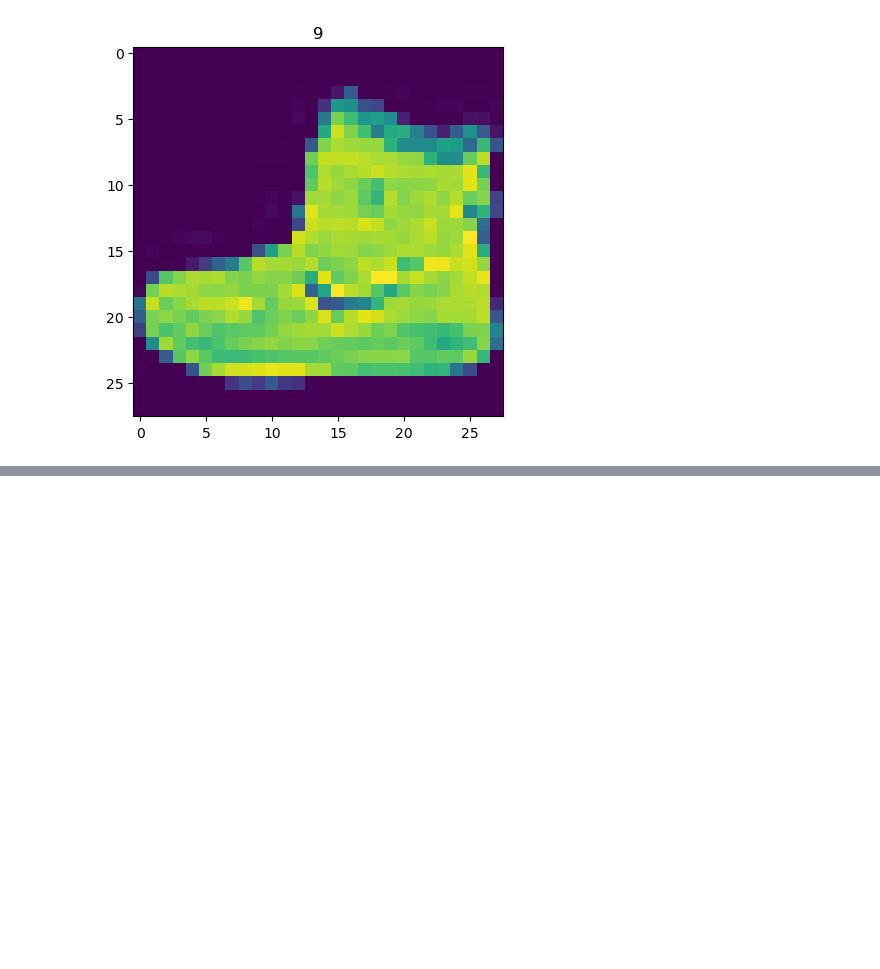
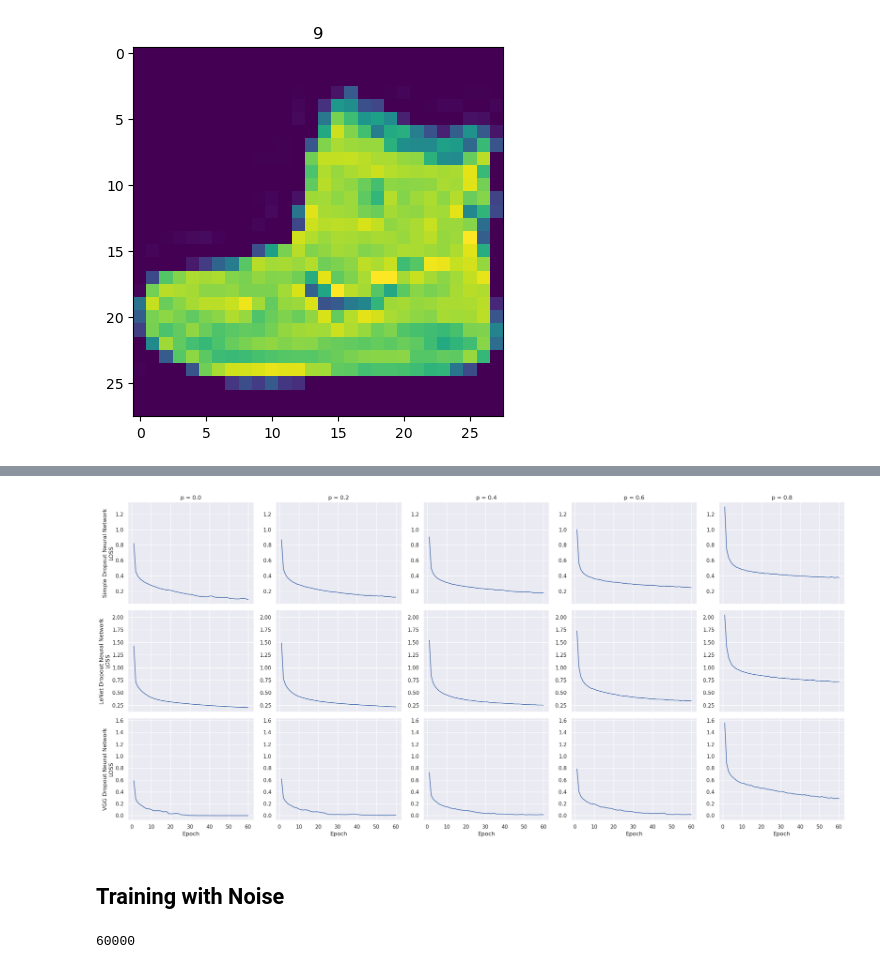
Before and after one commit to PauloFRC/dropout-implementation, a Jupyter notebook: src/notebooks/validate.ipynb, the cells around one changed output, grey strips where cells are left out. Cells and saved outputs as stored; diff of their text form; code cells hidden in the pictures; blank space fills up the shorter version.

```diff
--- a/src/notebooks/validate.ipynb
+++ b/src/notebooks/validate.ipynb
@@ -353,0 +176,10 @@ drop {'loss': [0.6696094115575154, 0.2787672966718674, 0.2080859884619713, 0.174
+# %%
+plot_dropout_histories(results, metric="loss")
+# %% [output]
+[figure, added]
+# %% [markdown]
+## Training with Noise
+# %%
+len(train)
+# %% [output]
+60000
```
Also changed, not shown: parts of 26 cells of this notebook, 7 other files.
